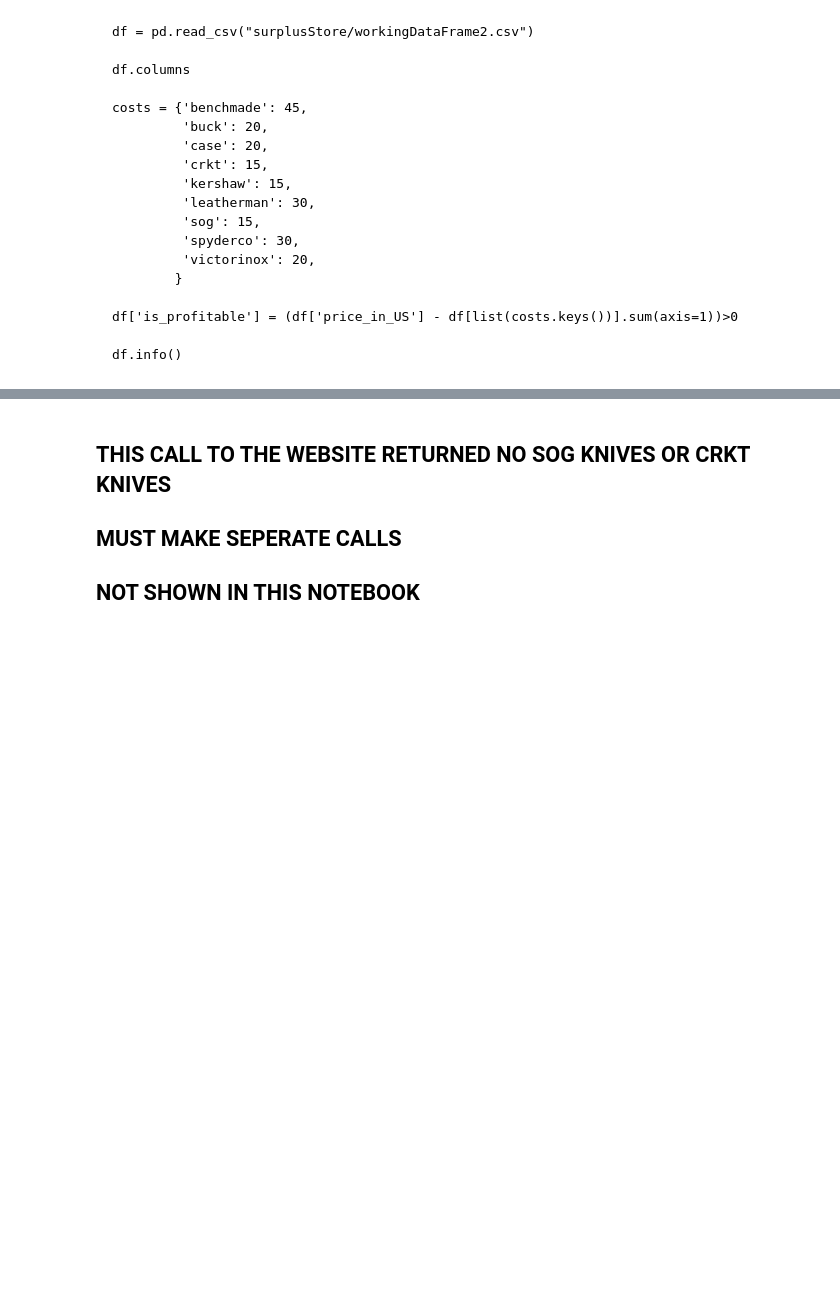
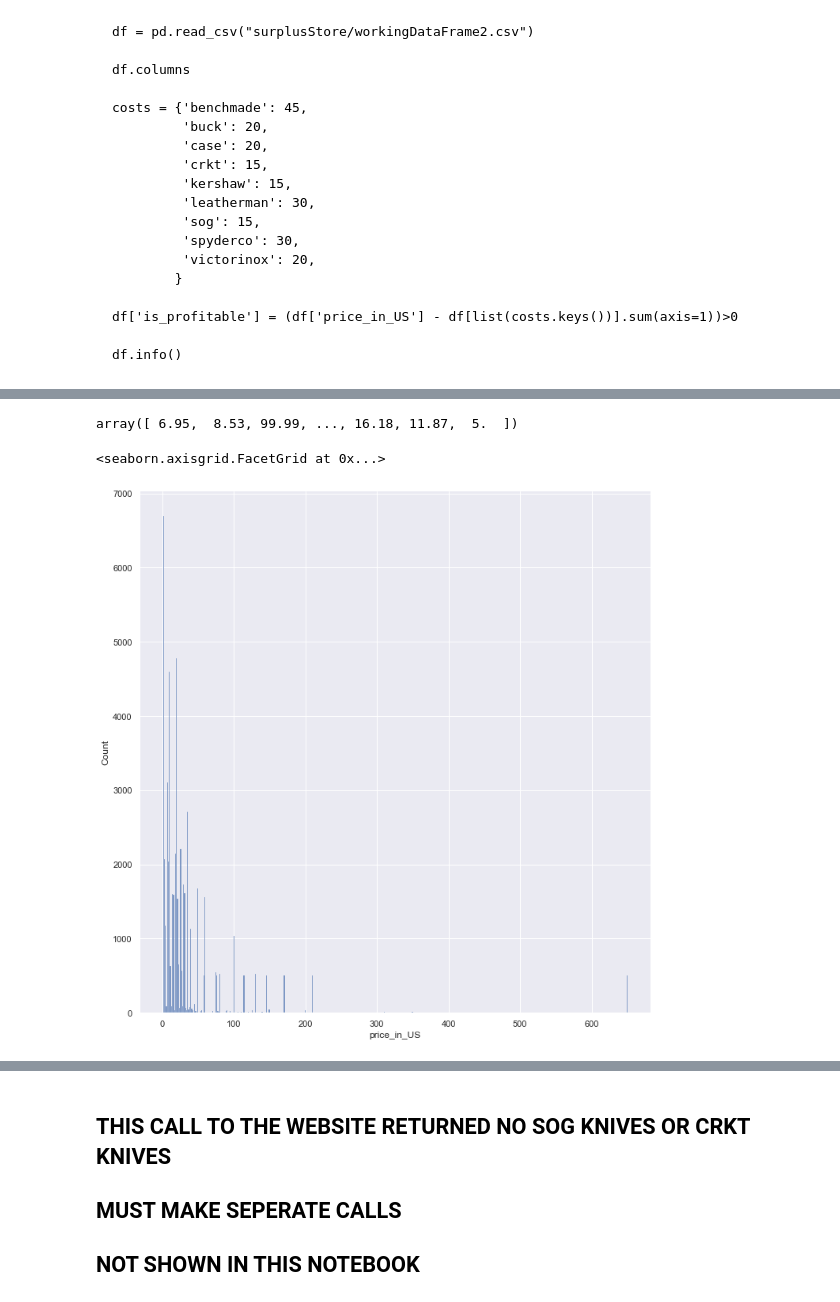
Before and after one commit to ddey117/Neural_Network_Predicting_Reseller_Success_Ebay, a Jupyter notebook: Predicting_Reseller_Success_Ebay.ipynb, the cells around one changed output, grey strips where cells are left out. Drawn from its saved outputs; the diff is of its cells as text; code cells hidden in the pictures; blank space fills up the shorter version.

```diff
--- a/Predicting_Reseller_Success_Ebay.ipynb
+++ b/Predicting_Reseller_Success_Ebay.ipynb
@@ -495,0 +584,15 @@ df.victorinox.value_counts(normalize=False)
+# %%
+df_crkt = pd.read_csv('data/full_dataset_CRKT.csv')
+df_sog = pd.read_csv('data/full_dataset_SOG.csv')
+
+df_crkt.drop(columns=to_drop, inplace=True)
+df_sog.drop(columns=to_drop, inplace=True)
+# %%
+def find_brand(df, pattern):
+    df[pattern] = df.title.apply(lambda x: re.findall(pattern, x.lower()))
+    df[pattern] = df[pattern].apply(lambda x: np.nan if len(x)==0 else 1)
+    df[pattern].fillna(0, inplace=True)
+    return df
+# %%
+df_crkt = find_brand(df_crkt, 'crkt')
+df_sog = find_brand(df_sog, 'sog')
@@ -495,0 +608,4 @@ df.victorinox.value_counts(normalize=False)
+# %%
+df = pd.concat([df, df_crkt, df_sog]).fillna(0)
+display(df.head())
+display(df.info())
@@ -495,0 +676,9 @@ df.victorinox.value_counts(normalize=False)
+# %%
+df.price_in_US.values
+# %% [output]
+array([ 6.95,  8.53, 99.99, ..., 16.18, 11.87,  5.  ])
+# %%
+sns.displot(df.price_in_US, height=10,aspect=1)
+# %% [output]
+<seaborn.axisgrid.FacetGrid at 0x...>
+[figure, added]
```
Also changed, not shown: parts of 19 cells of this notebook, 2 other files.
